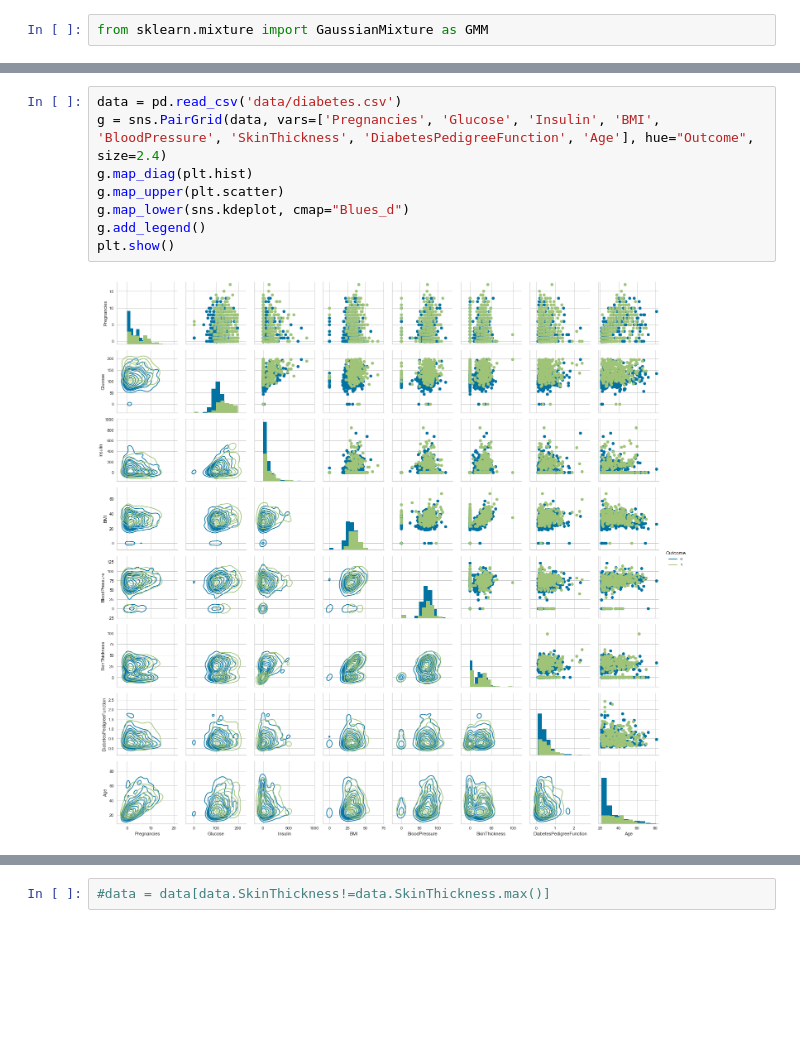
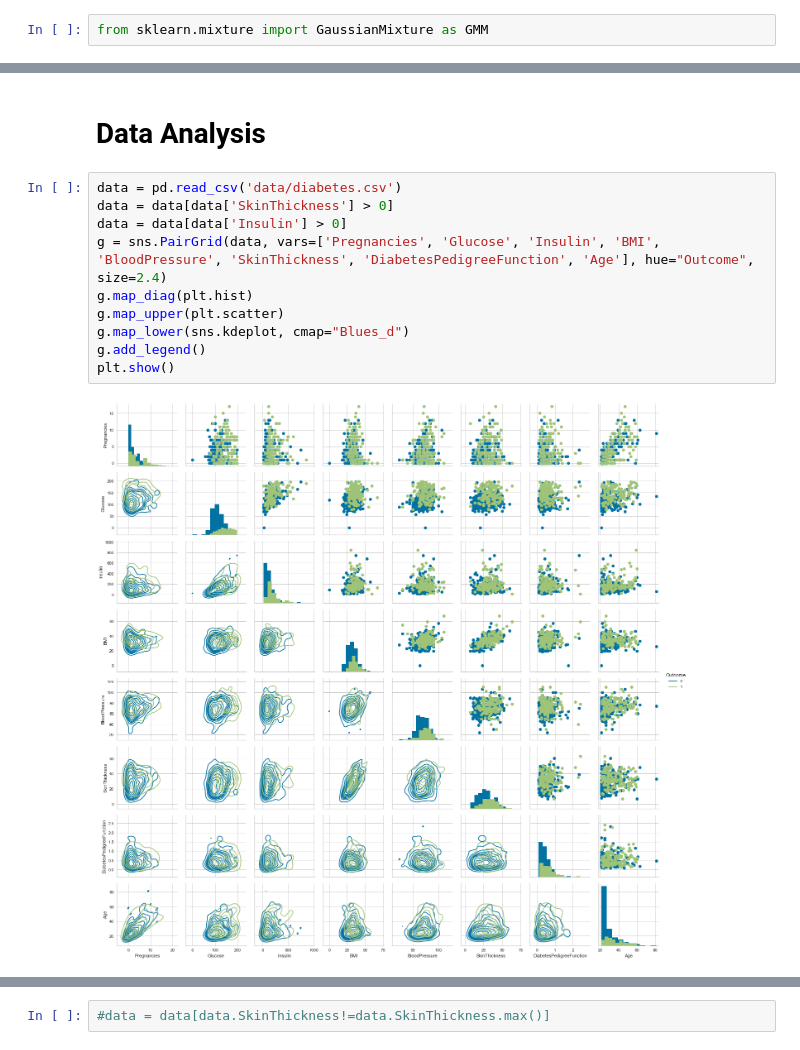
Before and after one commit to jfuerst92/Linothorax, a Jupyter notebook: diabetes.ipynb, the cells around one changed output, grey strips where cells are left out. Saved outputs shown, nothing was run; the diff lists cells and outputs as text; blank space fills up the shorter version.

```diff
--- a/diabetes.ipynb
+++ b/diabetes.ipynb
@@ -267,13 +269,17 @@ No handles with labels found to put in legend.
+# %% [markdown]
+# Data Analysis
 # %%
 data = pd.read_csv('data/diabetes.csv')
+data = data[data['SkinThickness'] > 0]
+data = data[data['Insulin'] > 0]
 g = sns.PairGrid(data, vars=['Pregnancies', 'Glucose', 'Insulin', 'BMI', 'BloodPressure', 'SkinThickness', 'DiabetesPedigreeFunction', 'Age'], hue="Outcome", size=2.4)
 g.map_diag(plt.hist)
 g.map_upper(plt.scatter)
 g.map_lower(sns.kdeplot, cmap="Blues_d")
 g.add_legend()
 plt.show()
 # %% [output]
-[figure, old version]
+[figure, new version]
 # %%
 columns = ['Glucose', 'Age', 'BloodPressure', 'Insulin','BMI','SkinThickness' ,'Pregnancies',  'DiabetesPedigreeFunction']
 n_cols = 2
```
Also changed, not shown: parts of 64 cells of this notebook.
